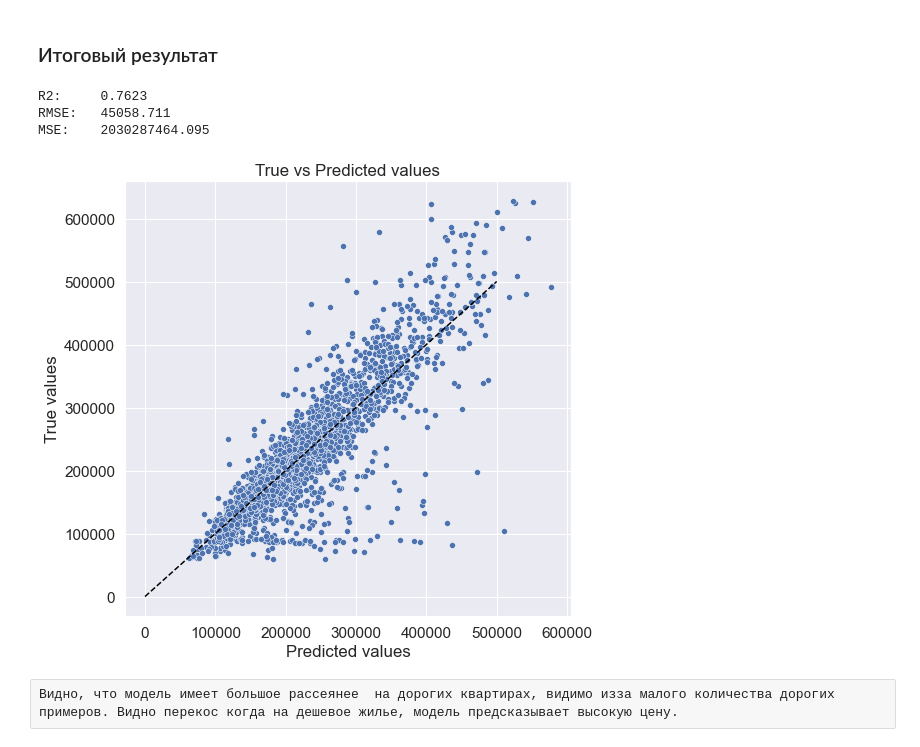
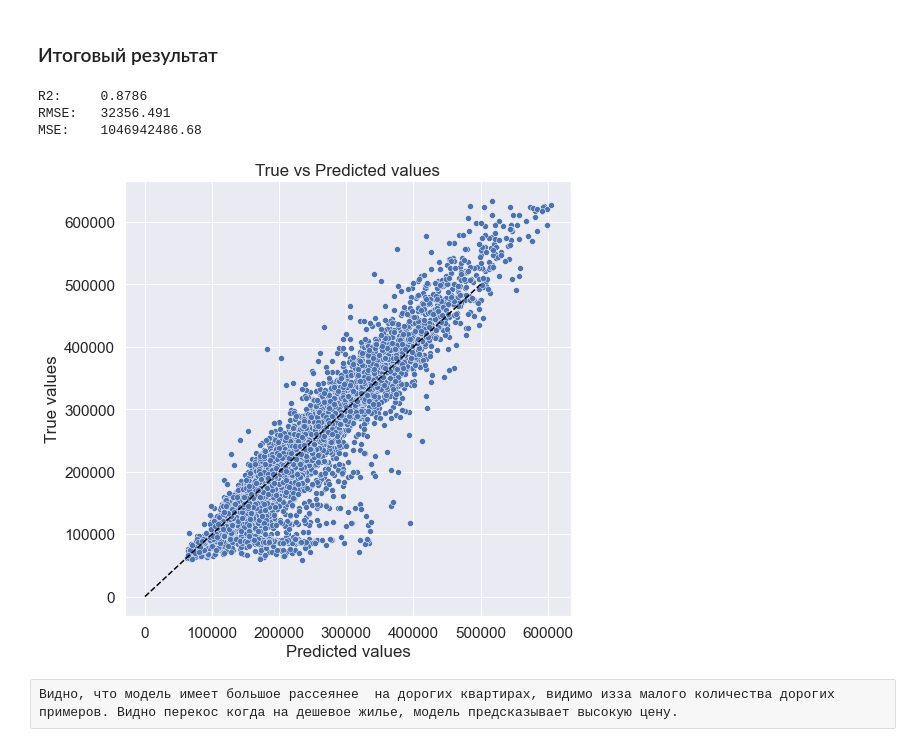
Before and after one commit to IvanKurkov/DS_Libs, a Jupyter notebook: CW_prepare/IKurkov_Solution(7).ipynb, the cells around one changed output. Cells and saved outputs as stored; diff of their text form; code cells hidden in the pictures.

```diff
--- a/CW_prepare/IKurkov_Solution(7).ipynb
+++ b/CW_prepare/IKurkov_Solution(7).ipynb
@@ -188,8 +188,6 @@ X_train, y_train = df.drop("Price", axis = 1), df["Price"]
 # %%
 X_test = pd.read_csv(TEST_DATASET_PATH)
 IKurkov_predictions = pd.DataFrame(X_test['Id']) # для того, чтоб потом можно было получить ID, Price для выгрузки ответов.
-# %%
-X_train, X_valid, y_train, y_valid = train_test_split(X_train, y_train, test_size=0.3, random_state=47)
 # %%
 X_train.describe()
 # %% [output]
@@ -466,8 +462,7 @@ GradientBoostingRegressor(criterion='mse', max_depth=6, max_features=5,
                           min_samples_leaf=10, n_estimators=200,
                           random_state=42)
 # %%
-y_pred = gb_model.predict(X_valid)
-y_pred = gb_model.predict(X_valid)
+y_pred = gb_model.predict(X_train)
 # %%
 def evaluate_preds(true_values, pred_values, save=False):
 
@@ -489,12 +484,12 @@ def evaluate_preds(true_values, pred_values, save=False):
 # %% [markdown]
 ### Итоговый результат
 # %%
-evaluate_preds(y_valid, y_pred)
+evaluate_preds(y_train, y_pred)
 # %% [output]
-R2:     0.7623
-RMSE:   45058.711
-MSE:    2030287464.095
+R2:     0.8786
+RMSE:   32356.491
+MSE:    1046942486.68
-[figure, old version]
+[figure, new version]
 # %% [raw]
 Видно, что модель имеет большое рассеянее  на дорогих квартирах, видимо изза малого количества дорогих примеров. Видно перекос когда на дешевое жилье, модель предсказывает высокую цену.
 # %%
```
Also changed, not shown: parts of 11 cells of this notebook, 1 other file.
